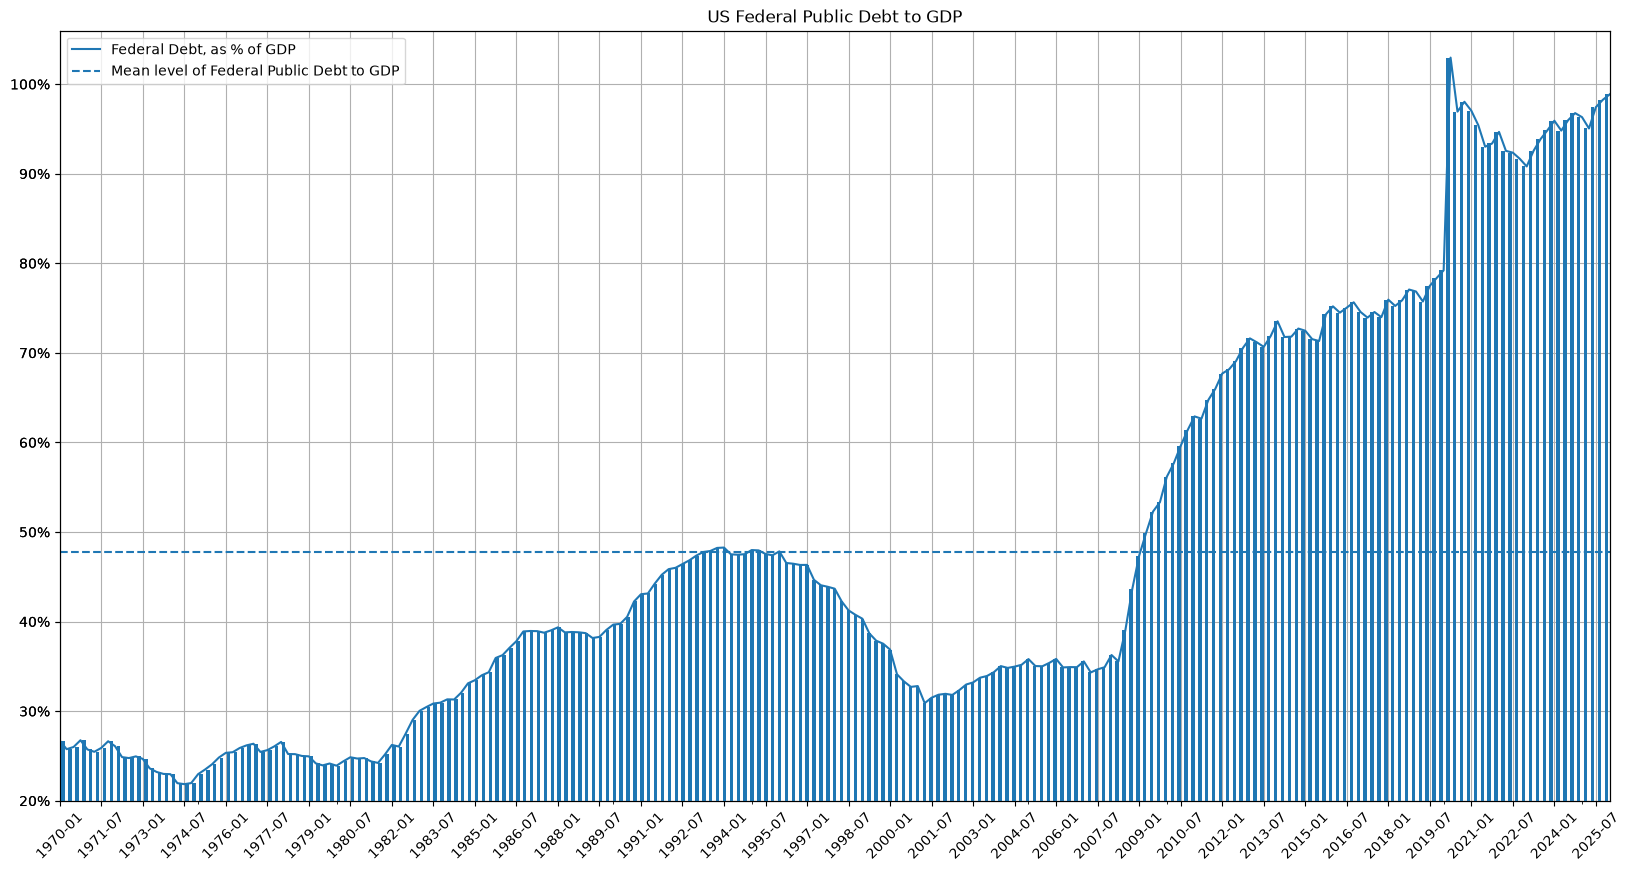
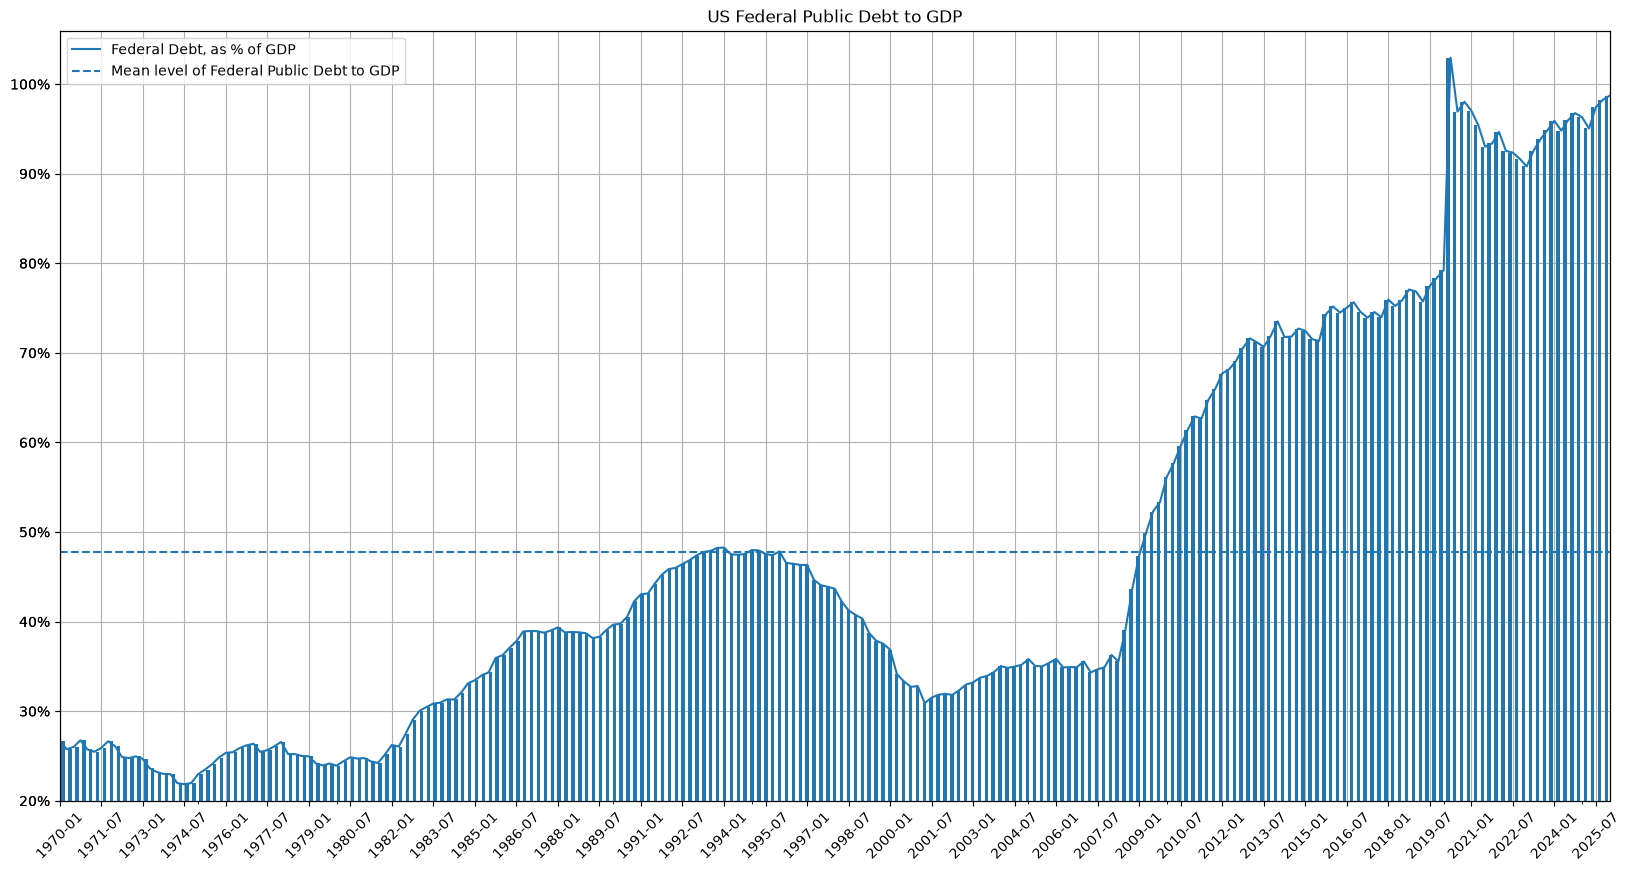
The change to this notebook cell's code, shown as a diff; its figure went from the first image to the second:
--- before
+++ after
@@ -3,5 +3,5 @@
                  rot=45, yticks=np.arange(.2, 1.1, .1), ylim=(.2, series.max() + .03))
 ax2 = ax.twiny()
-series.plot.bar(ax=ax2, xlabel='', legend=False)
+series.plot.bar(ax=ax2, xlabel='', legend=False, x_compat=True)
 ax.yaxis.set_major_formatter(mtick.PercentFormatter(1))
 ax.axhline(y=series.mean(), c='#1f77b4', ls='--', label=LABEL_DEBT_TO_GDP)

Commit: Updated for pandas 3.x